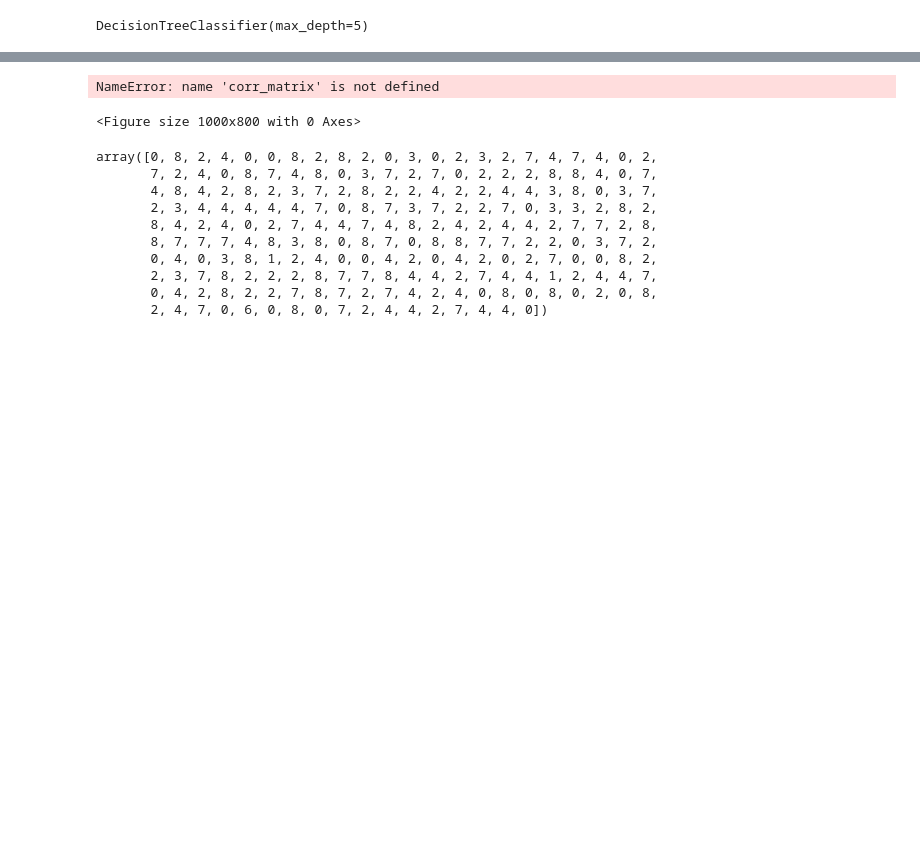
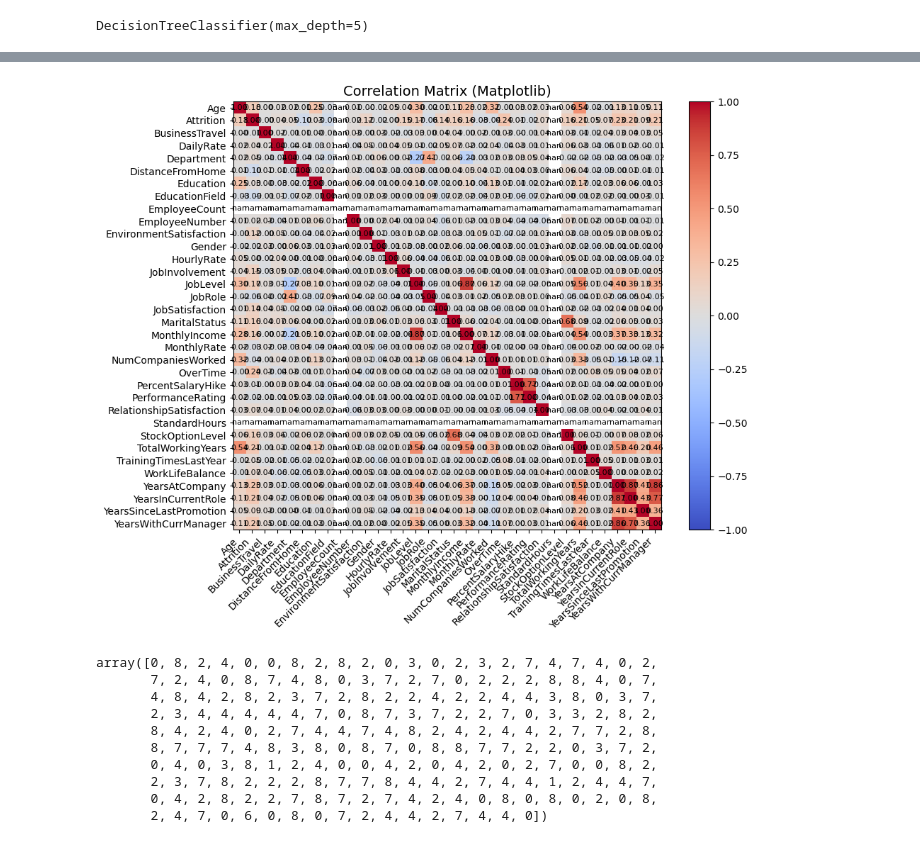
Before and after one commit to OttoDyva/MP3-Prediction-by-Machine-Learning, a Jupyter notebook: MachineLearning.ipynb, the cells around one changed output, grey strips where cells are left out. Cells and saved outputs as stored; diff of their text form; code cells hidden in the pictures; blank space fills up the shorter version.

```diff
--- a/MachineLearning.ipynb
+++ b/MachineLearning.ipynb
@@ -381,28 +383,27 @@ graph
 [drawing not drawn]
 # %%
 plt.figure(figsize=(10, 8))
-plt.imshow(corr_matrix, cmap='coolwarm', vmin=-1, vmax=1)
+plt.imshow(corr, cmap='coolwarm', vmin=-1, vmax=1)
 
 # Add color bar
 plt.colorbar()
 
 # Add ticks and labels
-plt.xticks(ticks=np.arange(len(corr_matrix.columns)), labels=corr_matrix.columns, rotation=45, ha='right')
-plt.yticks(ticks=np.arange(len(corr_matrix.columns)), labels=corr_matrix.columns)
+plt.xticks(ticks=np.arange(len(corr.columns)), labels=corr.columns, rotation=45, ha='right')
+plt.yticks(ticks=np.arange(len(corr.columns)), labels=corr.columns)
 
 # Add values to each cell
 ax = plt.gca()
-for i in range(len(corr_matrix.columns)):
-    for j in range(len(corr_matrix.columns)):
-        ax.text(j, i, f"{corr_matrix.iloc[i, j]:.2f}",
+for i in range(len(corr.columns)):
+    for j in range(len(corr.columns)):
+        ax.text(j, i, f"{corr.iloc[i, j]:.2f}",
                 ha='center', va='center', color='black', fontsize=8)
 
 plt.title('Correlation Matrix (Matplotlib)', fontsize=14)
 plt.tight_layout()
 plt.show()
 # %% [output]
-NameError: name 'corr_matrix' is not defined
-<Figure size 1000x800 with 0 Axes>
+[figure, added]
 # %%
 # Set the metrics
 scoring = 'accuracy'
```
Also changed, not shown: parts of 18 cells of this notebook, 1 other file.
